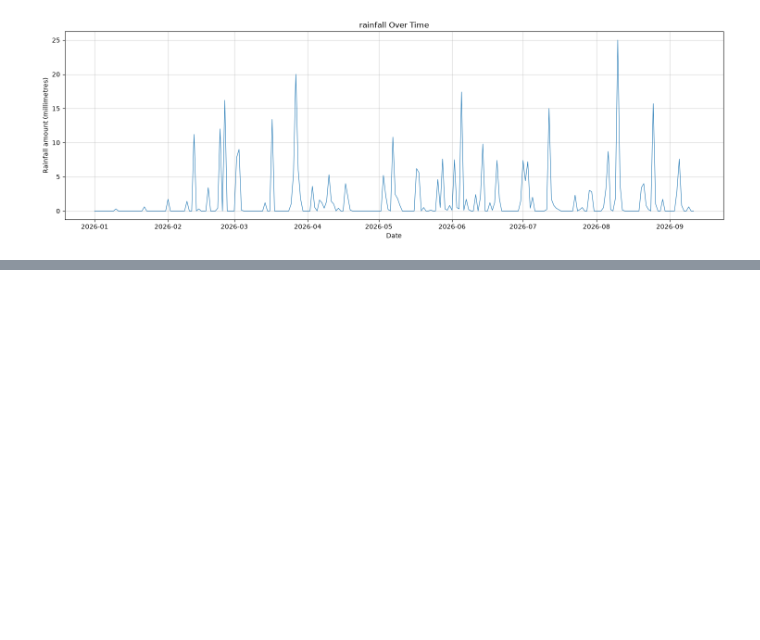
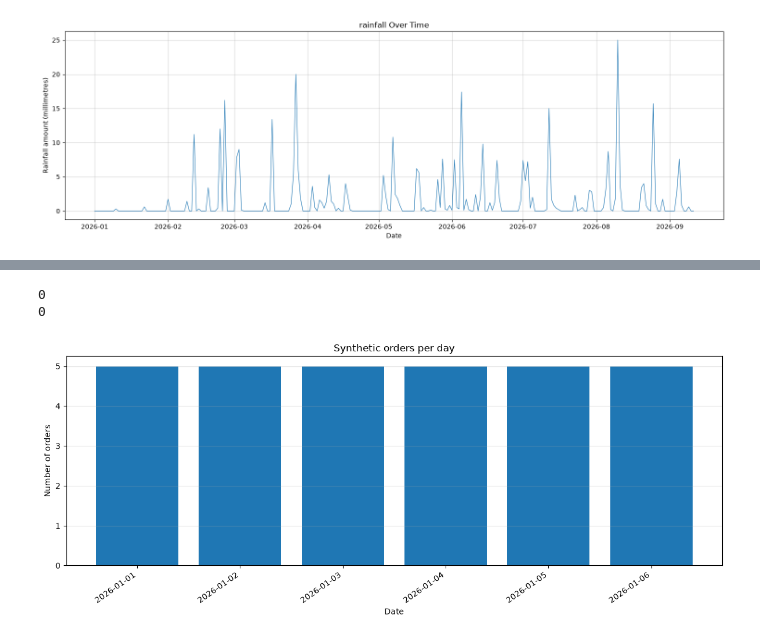
Before and after one commit to DinilKodituwakku/Fulfillment-Pulsa, a Jupyter notebook: data exploration.ipynb, the cells around one changed output, grey strips where cells are left out. Saved outputs shown, nothing was run; the diff lists cells and outputs as text; code cells hidden in the pictures; blank space fills up the shorter version.

```diff
--- a/data exploration.ipynb
+++ b/data exploration.ipynb
@@ -504,0 +589,25 @@ plt.show()
+# %%
+# l = [1, 2, 3, 4, 5, 6]
+# a = 0
+# for p in l:
+#     a = a + 1
+#     print(order
+print(order.isna().sum().sum())
+print(order.isnull().sum().sum())
+# %% [output]
+0
+0
+# %%
+daily_order_counts = order.set_index("order_timestamp").resample("D").size()
+
+fig, ax = plt.subplots(figsize=(12, 5))
+ax.bar(daily_order_counts.index, daily_order_counts.values, color="tab:blue")
+ax.set_xlabel("Date")
+ax.set_ylabel("Number of orders")
+ax.set_title("Synthetic orders per day")
+ax.grid(axis="y", alpha=0.4)
+plt.xticks(rotation=35, ha="right")
+plt.tight_layout()
+plt.show()
+# %% [output]
+[figure, added]
```
Also changed, not shown: parts of 29 cells of this notebook, 5 other files.
